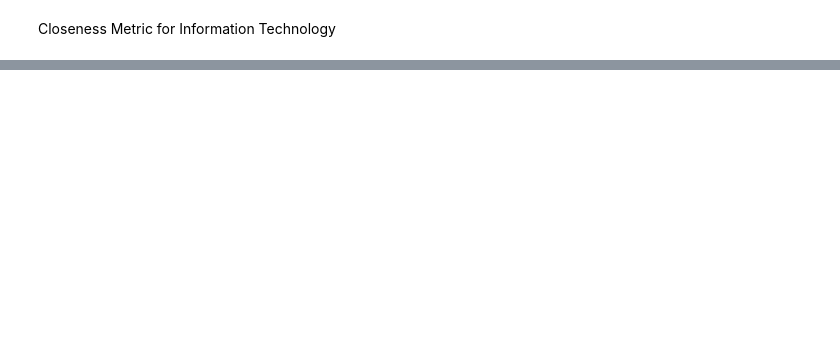
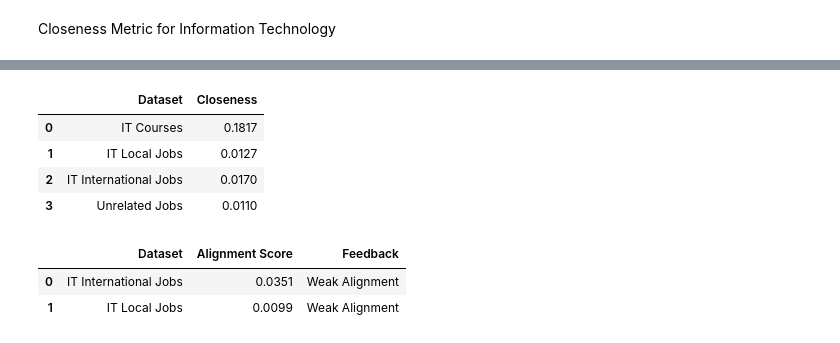
Before and after one commit to dingding1707/final-year-research-project, a Jupyter notebook: closeness-metric.ipynb, the cells around one changed output, grey strips where cells are left out. Saved outputs shown, nothing was run; the diff lists cells and outputs as text; code cells hidden in the pictures; blank space fills up the shorter version.

Commit message:
Added IT closeness metrics and alignment scores

```diff
--- a/closeness-metric.ipynb
+++ b/closeness-metric.ipynb
@@ -272,0 +277,11 @@ Closeness Metric for Information Technology
+# %%
+# Train LDA on IT course syllabi
+it_combined_texts = it_course_texts + it_local_texts + it_intl_texts
+it_lda = train_lda(it_course_texts, IT_NUM_TOPICS)
+
+print("Information Technology Topics")
+it_topics = it_lda["model"].print_topics(num_words=10)
+for topic_num, topic_words in it_topics:
+    print(f"\nTopic {topic_num}: {topic_words}")
+
+print("\n" + "="*80 + "\n")
@@ -272,0 +306,43 @@ Closeness Metric for Information Technology
+# %%
+# Computing Closeness Scores for IT
+it_topic_word_probs = get_topic_word_probs(it_lda["model"], IT_NUM_TOPICS, num_words=50)
+
+it_course_results = compute_closeness(it_course_texts, it_topic_word_probs)
+it_local_results = compute_closeness(it_local_texts, it_topic_word_probs)
+it_intl_results = compute_closeness(it_intl_texts, it_topic_word_probs)
+it_ru_results = compute_closeness(unrelated_texts, it_topic_word_probs)
+
+# Final Alignment Scores for IT
+it_intl_alignment, it_local_alignment = compute_alignment_metric(
+    it_course_results, it_intl_results, it_local_results, it_ru_results
+)
+# %%
+# Results Compilation for IT
+it_results_df = pd.DataFrame([
+    {"Dataset": "IT Courses", "Closeness": it_course_results["closeness"]},
+    {"Dataset": "IT Local Jobs", "Closeness": it_local_results["closeness"]},
+    {"Dataset": "IT International Jobs", "Closeness": it_intl_results["closeness"]},
+    {"Dataset": "Unrelated Jobs", "Closeness": it_ru_results["closeness"]}
+])
+
+it_results_df["Closeness"] = it_results_df["Closeness"].round(4)
+it_results_df
+# %% [output]
+|  | Dataset | Closeness |
+| 0 | IT Courses | 0.1817 |
+| 1 | IT Local Jobs | 0.0127 |
+| 2 | IT International Jobs | 0.0170 |
+| 3 | Unrelated Jobs | 0.0110 |
+# %%
+# Final Alignment Scores for IT
+it_alignment_df = pd.DataFrame([
+    {"Dataset": "IT International Jobs", "Alignment Score": it_intl_alignment, "Feedback": "Strong Alignment" if it_intl_alignment > 0.7 else "Moderate Alignment" if it_intl_alignment > 0.4 else "Weak Alignment"},
+    {"Dataset": "IT Local Jobs", "Alignment Score": it_local_alignment, "Feedback": "Strong Alignment" if it_local_alignment > 0.7 else "Moderate Alignment" if it_local_alignment > 0.4 else "Weak Alignment"}
+])
+
+it_alignment_df["Alignment Score"] = it_alignment_df["Alignment Score"].round(4)
+it_alignment_df
+# %% [output]
+|  | Dataset | Alignment Score | Feedback |
+| 0 | IT International Jobs | 0.0351 | Weak Alignment |
+| 1 | IT Local Jobs | 0.0099 | Weak Alignment |
```
Also changed, not shown: parts of 8 cells of this notebook.
